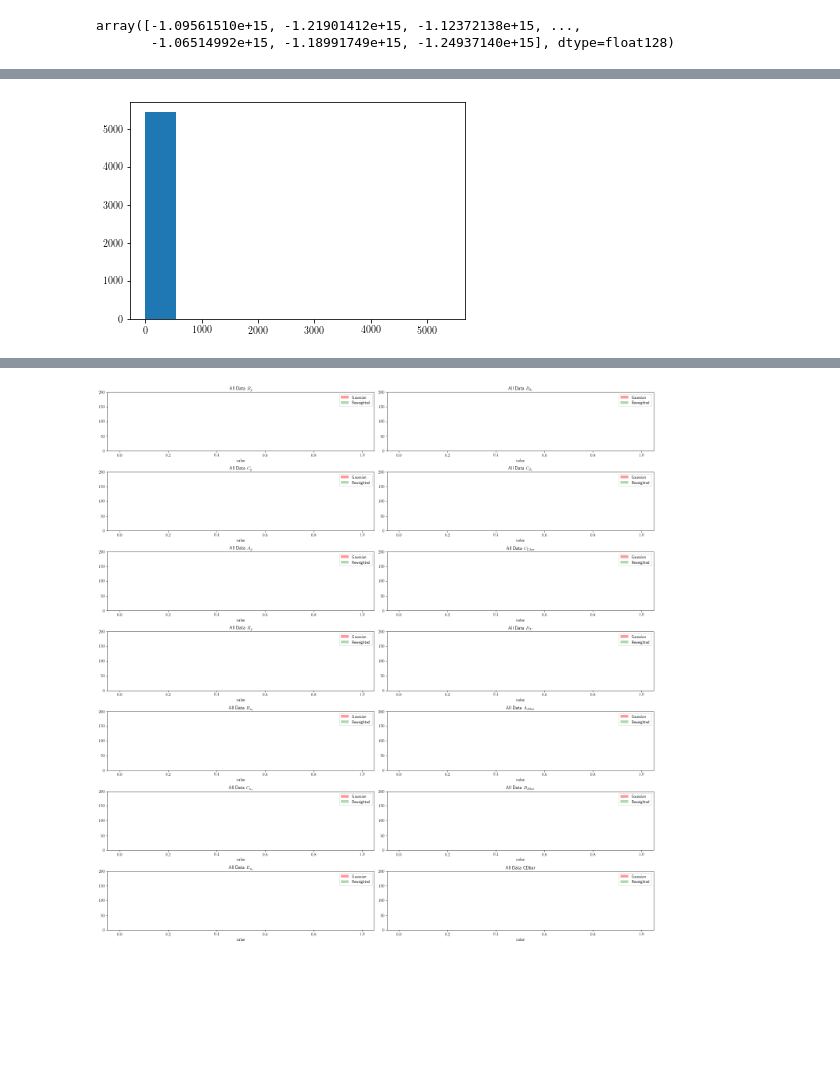
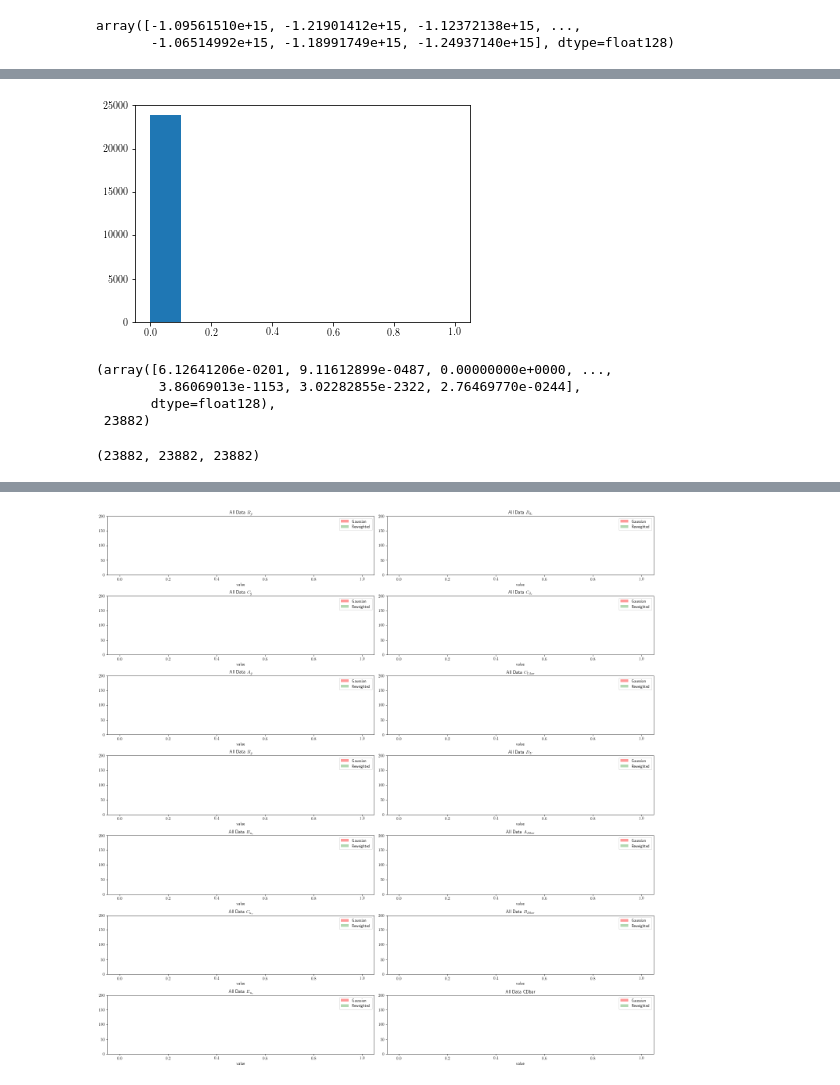
Before and after one commit to AliAlkadhim/PDF_Uncertainty, a Jupyter notebook: master_version/local/ALL_DATA_25k/Reweighting_2.ipynb, the cells around one changed output, grey strips where cells are left out. Saved outputs shown, nothing was run; the diff lists cells and outputs as text; code cells hidden in the pictures; blank space fills up the shorter version.

```diff
--- a/master_version/local/ALL_DATA_25k/Reweighting_2.ipynb
+++ b/master_version/local/ALL_DATA_25k/Reweighting_2.ipynb
@@ -331,29 +331,39 @@ def filter_within_bestfit(chi2_arr, MVG_arr, MVN_sample):
 
     MVG_within_1_sigma=[]
     chi2_within_1_sigma=[]
+
+    MVN_within_1_sigma = []
+
     for i in range(14):
-        param_list=[]
+        MVG_list=[]
         chi2_list=[]
+
+        MVN_param_i = []
         for k in range(MVN_sample.shape[0]):
-            param_value = MVN_sample[k, i]
+            param_value = MVN_sample[k, i]#sample parameter value of MVN
             MVG_at_k = MVG_arr[k]
+            chi2_at_k = chi2_arr[k]
 
             std_MVN_value = np.std(MVN_sample[:,i])#for all the k's (number of points, at parameter label i
             mean_MVN_value = np.mean(MVN_sample[:,i])
 
-            if (param_value > (mean_MVN_value - 2*std_MVN_value)) and (param_value < (mean_MVN_value + 2*std_MVN_value)):
-                param_list.append(MVG_at_k)
-                chi2_list.append(MVG_at_k)
-        MVG_within_1_sigma.append(np.array(param_list))
+            if (param_value > (mean_MVN_value - 1*std_MVN_value)) and (param_value < (mean_MVN_value + 1*std_MVN_value)):
+                MVG_list.append(MVG_at_k)
+                chi2_list.append(chi2_at_k)
+
+                MVN_param_i.append(param_value)
+
+        MVN_within_1_sigma.append(np.array(MVN_param_i))
+
+        MVG_within_1_sigma.append(np.array(MVG_list))
         chi2_within_1_sigma.append(np.array(chi2_list))
 
-    return chi2_within_1_sigma, MVG_within_1_sigma
+    return chi2_within_1_sigma, MVG_within_1_sigma, MVN_within_1_sigma
 
 
 
-chi2_within_1_sigma, MVG_within_1_sigma = filter_within_bestfit(chi2_array_ALL_DATA_4k, MVN_per_point_l, MVN_4000_MASTER)
+chi2_within_1_sigma, MVG_within_1_sigma, MVN_within_1_sigma = filter_within_bestfit(chi2_array_ALL_DATA_4k, MVN_per_point_l, MVN_4000_MASTER)
 
-plt.hist(chi2_within_1_sigma)
 # chi2_within_1_sigma=[] #np.empty((4000,14))
 # for i in range(14):
 #     param_list_i=[]
@@ -427,15 +454,23 @@ def pos_log_mask(chi2_arr, MVG_arr):
 def calc_weight_from_log(chi2_arr, MVG_arr):
     log_weight_unnormalized = (-0.5 * chi2_arr) - (np.log(MVG_arr))
     delta_log_weight_unnormalized = log_weight_unnormalized - np.mean(log_weight_unnormalized)
+    #delta_log_weight_unnormalized = log_weight_unnormalized
     weight_unnormalized = np.exp(delta_log_weight_unnormalized)
     weight_normalized = weight_unnormalized.size * weight_unnormalized/np.sum(weight_unnormalized)
     return weight_normalized
 
-chi, MVG = delta_mean(chi2_array_ALL_DATA_4k, MVN_per_point_l)
+chi, MVG = delta_mean(chi2_within_1_sigma[2], MVG_within_1_sigma[2])
 
-chi_pos, MVG_pos, mask = pos_log_mask(chi, MVG)
+chi2, MVG2 = delta_best_fit(chi, MVG)
+
+chi3, MVG3 = delta_best_fit(chi2_within_1_sigma[0], MVG_within_1_sigma[0])
+
+
+#chi_pos, MVG_pos, mask = pos_log_mask(chi, MVG) #works
+
+chi_pos, MVG_pos, mask = pos_log_mask(chi2_within_1_sigma[2], MVG_within_1_sigma[2])
 
 w = calc_weight_from_log(chi_pos, MVG_pos)
-plt.hist(w)
+plt.hist(w, range=(0,1))
 print(w.mean())
 # %% [output]
@@ -443 +478,12 @@ print(w.mean())
-[figure, old version]
+[figure, new version]
+# %%
+w, w.size
+# %% [output]
+(array([6.12641206e-0201, 9.11612899e-0487, 0.00000000e+0000, ...,
+        3.86069013e-1153, 3.02282855e-2322, 2.76469770e-0244],
+       dtype=float128),
+ 23882)
+# %%
+mask.size, MVN_within_1_sigma[2].size, MVN_within_1_sigma[2][mask].size
+# %% [output]
+(23882, 23882, 23882)
```
Also changed, not shown: parts of 5 cells of this notebook, 1 other file.
